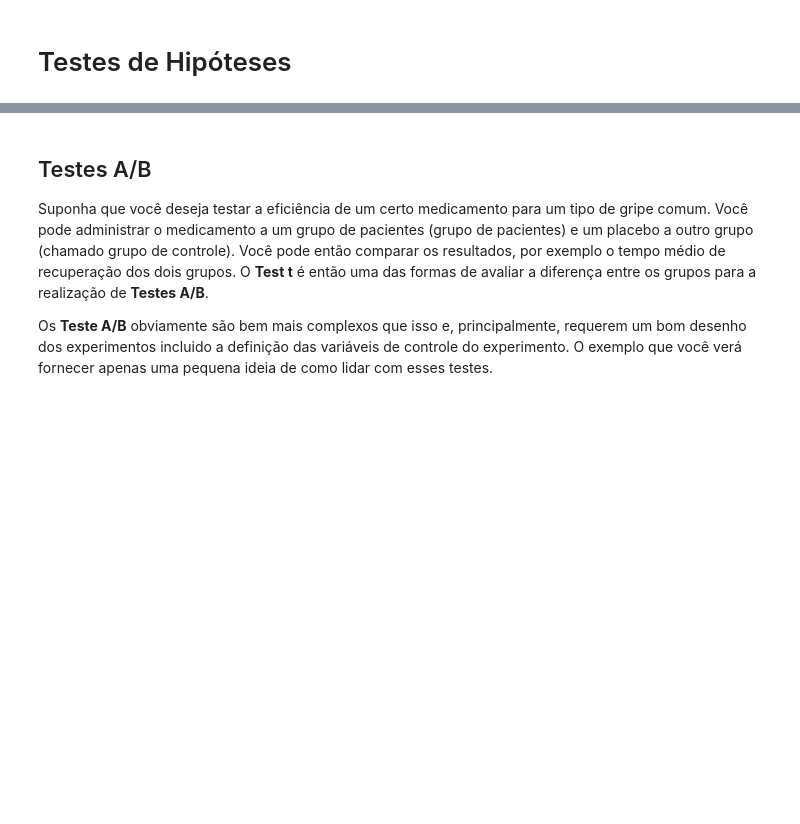
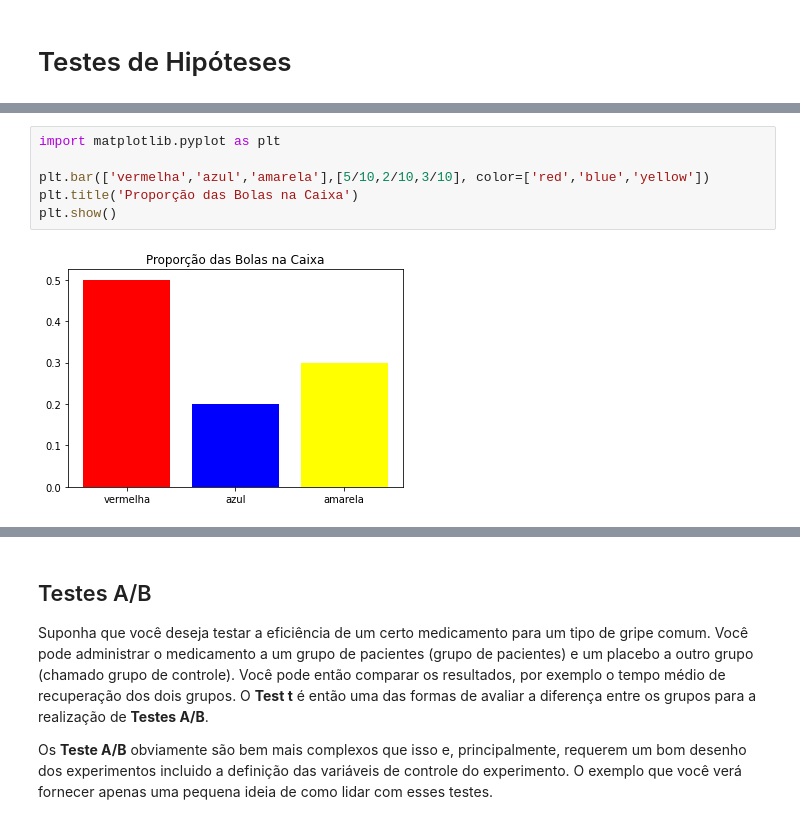
Before and after one commit to Rogerio-mack/Ciencia-de-Dados-e-Aprendizado-de-Maquina, a Jupyter notebook: ACD_T3_Testes_de_Hipoteses.ipynb, the cells around one changed output, grey strips where cells are left out. Cells and saved outputs as stored; diff of their text form; blank space fills up the shorter version.

```diff
--- a/ACD_T3_Testes_de_Hipoteses.ipynb
+++ b/ACD_T3_Testes_de_Hipoteses.ipynb
@@ -16,0 +59,8 @@ Aqui você vai aprender algumas das aplicações práticas de Testes de Hipótes
+# %%
+import matplotlib.pyplot as plt
+
+plt.bar(['vermelha','azul','amarela'],[5/10,2/10,3/10], color=['red','blue','yellow'])
+plt.title('Proporção das Bolas na Caixa')
+plt.show()
+# %% [output]
+[figure, added]
```
Also changed, not shown: parts of 87 cells of this notebook.
